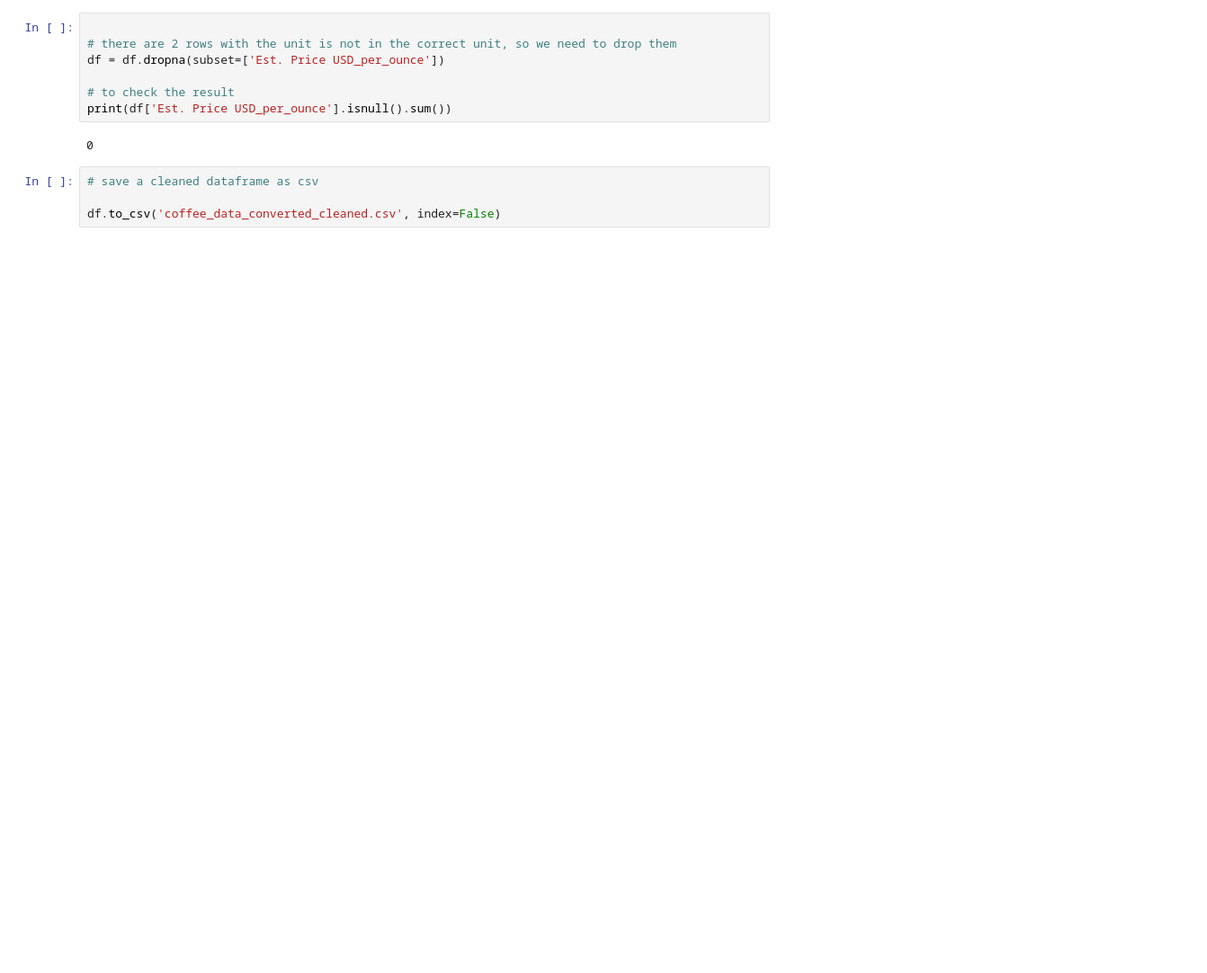
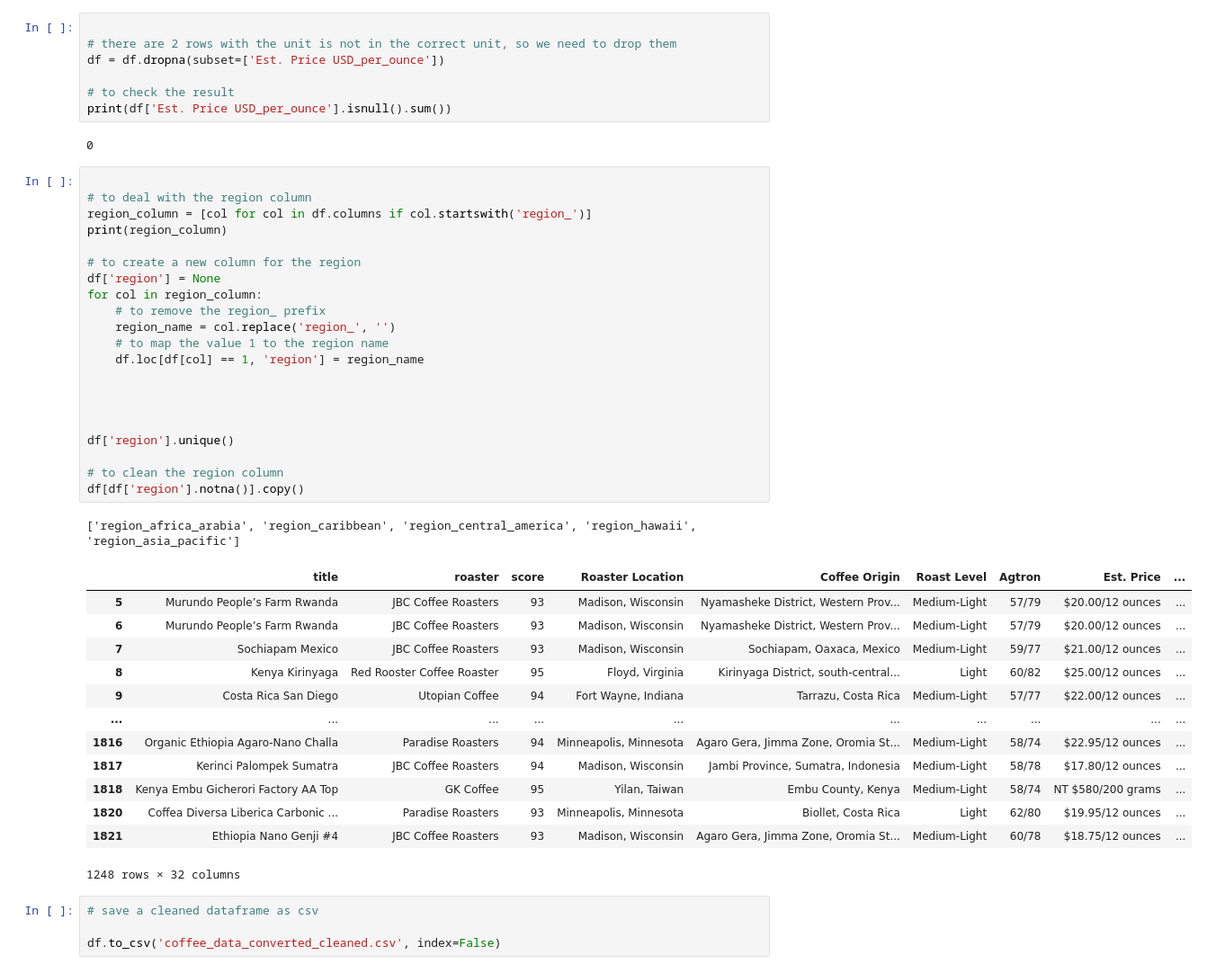
Before and after one commit to wenshanliu653/Springboard_Capstone, a Jupyter notebook: EDA/notebook.ipynb, the cells around one changed output. Shown at 90% size. Drawn from its saved outputs; the diff is of its cells as text; blank space fills up the shorter version.

```diff
--- a/EDA/notebook.ipynb
+++ b/EDA/notebook.ipynb
@@ -235,6 +235,42 @@ df = df.dropna(subset=['Est. Price USD_per_ounce'])
 print(df['Est. Price USD_per_ounce'].isnull().sum())
 # %% [output]
 0
+# %%
+
+# to deal with the region column
+region_column = [col for col in df.columns if col.startswith('region_')]
+print(region_column)
+
+# to create a new column for the region
+df['region'] = None
+for col in region_column:
+    # to remove the region_ prefix
+    region_name = col.replace('region_', '')
+    # to map the value 1 to the region name
+    df.loc[df[col] == 1, 'region'] = region_name
+
+
+
+
+df['region'].unique()
+
+# to clean the region column
+df[df['region'].notna()].copy()
+# %% [output]
+['region_africa_arabia', 'region_caribbean', 'region_central_america', 'region_hawaii', 'region_asia_pacific']
+|  | title | roaster | score | Roaster Location | Coffee Origin | Roast Level | Agtron | Est. Price | ... |
+| 5 | Murundo People’s Farm Rwanda | JBC Coffee Roasters | 93 | Madison, Wisconsin | Nyamasheke District, Western Prov... | Medium-Light | 57/79 | $20.00/12 ounces | ... |
+| 6 | Murundo People’s Farm Rwanda | JBC Coffee Roasters | 93 | Madison, Wisconsin | Nyamasheke District, Western Prov... | Medium-Light | 57/79 | $20.00/12 ounces | ... |
+| 7 | Sochiapam Mexico | JBC Coffee Roasters | 93 | Madison, Wisconsin | Sochiapam, Oaxaca, Mexico | Medium-Light | 59/77 | $21.00/12 ounces | ... |
+| 8 | Kenya Kirinyaga | Red Rooster Coffee Roaster | 95 | Floyd, Virginia | Kirinyaga District, south-central... | Light | 60/82 | $25.00/12 ounces | ... |
+| 9 | Costa Rica San Diego | Utopian Coffee | 94 | Fort Wayne, Indiana | Tarrazu, Costa Rica | Medium-Light | 57/77 | $22.00/12 ounces | ... |
+| ... | ... | ... | ... | ... | ... | ... | ... | ... | ... |
+| 1816 | Organic Ethiopia Agaro-Nano Challa | Paradise Roasters | 94 | Minneapolis, Minnesota | Agaro Gera, Jimma Zone, Oromia St... | Medium-Light | 58/74 | $22.95/12 ounces | ... |
+| 1817 | Kerinci Palompek Sumatra | JBC Coffee Roasters | 94 | Madison, Wisconsin | Jambi Province, Sumatra, Indonesia | Medium-Light | 58/78 | $17.80/12 ounces | ... |
+| 1818 | Kenya Embu Gicherori Factory AA Top | GK Coffee | 95 | Yilan, Taiwan | Embu County, Kenya | Medium-Light | 58/74 | NT $580/200 grams | ... |
+| 1820 | Coffea Diversa Liberica Carbonic ... | Paradise Roasters | 93 | Minneapolis, Minnesota | Biollet, Costa Rica | Light | 62/80 | $19.95/12 ounces | ... |
+| 1821 | Ethiopia Nano Genji #4 | JBC Coffee Roasters | 93 | Madison, Wisconsin | Agaro Gera, Jimma Zone, Oromia St... | Medium-Light | 60/78 | $18.75/12 ounces | ... |
+1248 rows × 32 columns
 # %%
 # save a cleaned dataframe as csv
 
```
Also changed, not shown: parts of 28 cells of this notebook, 16 other files.
